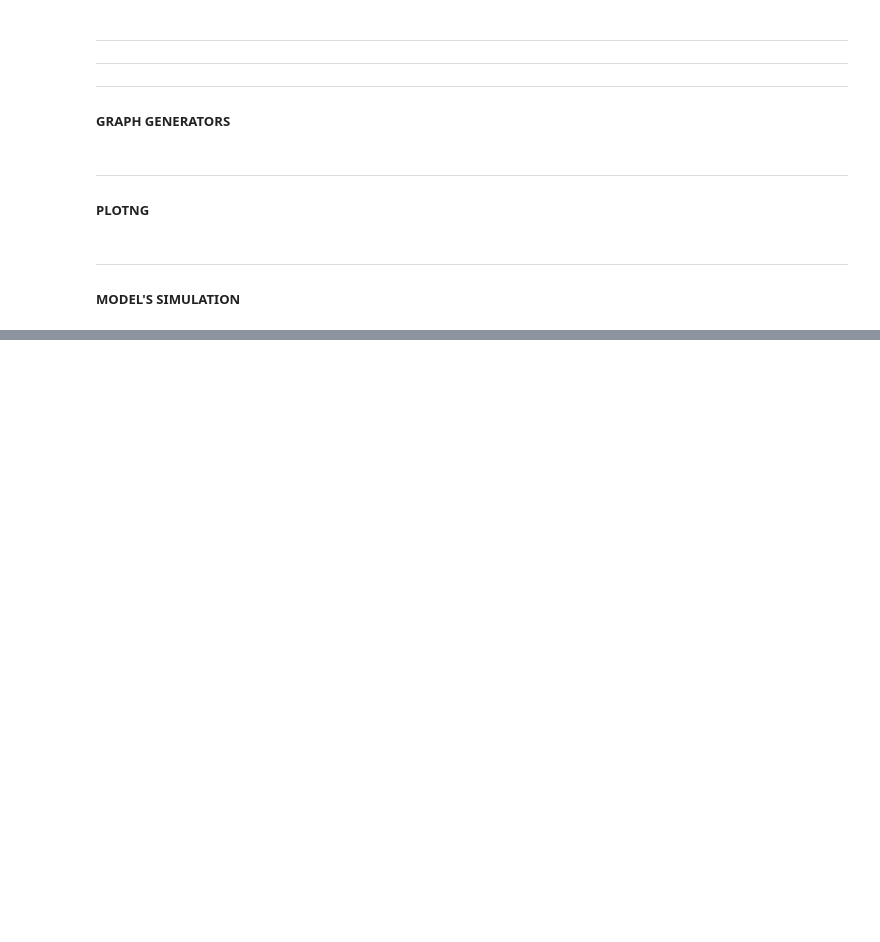
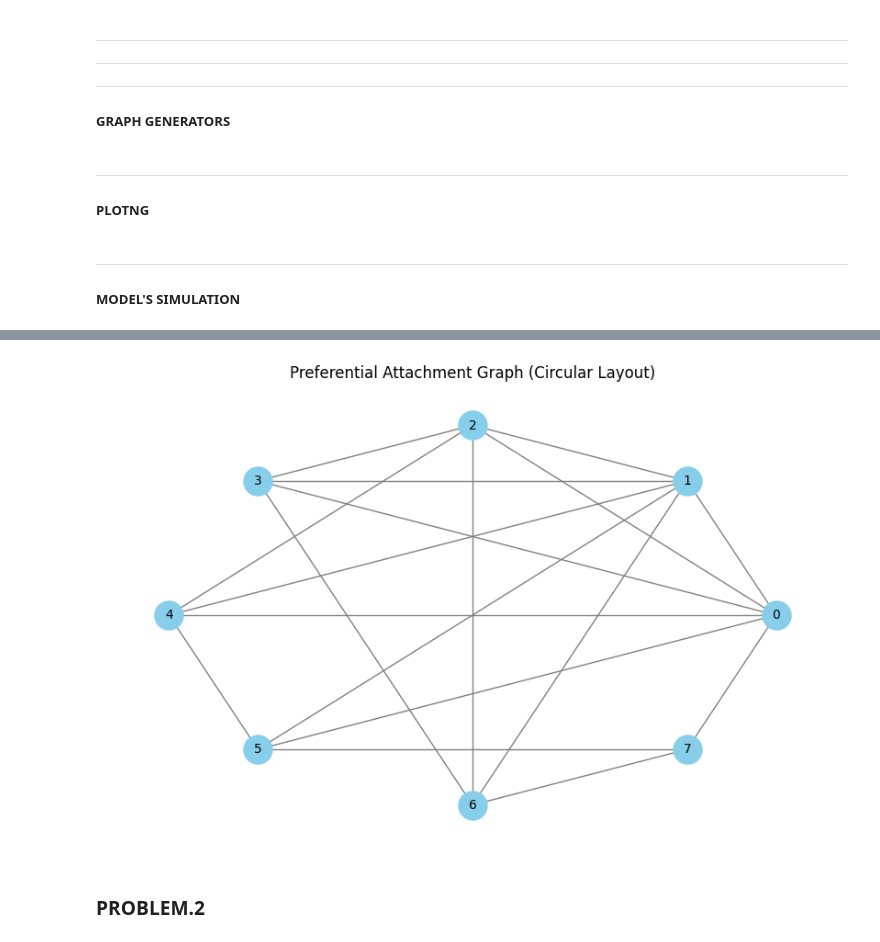
Before and after one commit to taha-kms/Network-Dynamics-and-Learning, a Jupyter notebook: hw3/ex1/exercise_1_epidemic.ipynb, the cells around one changed output, grey strips where cells are left out. Saved outputs shown, nothing was run; the diff lists cells and outputs as text; code cells hidden in the pictures; blank space fills up the shorter version.

```diff
--- a/hw3/ex1/exercise_1_epidemic.ipynb
+++ b/hw3/ex1/exercise_1_epidemic.ipynb
@@ -381,0 +454,6 @@ def simulate_epidemic(adjacency_matrix, beta, rho, weeks, initial_infected, vacc
+# %%
+plot_graph(adjacency_matrix,name="Preferential Attachment Graph")
+# %% [output]
+[figure, added]
+# %% [markdown]
+### PROBLEM.2
```
Also changed, not shown: parts of 21 cells of this notebook, 7 other files.
